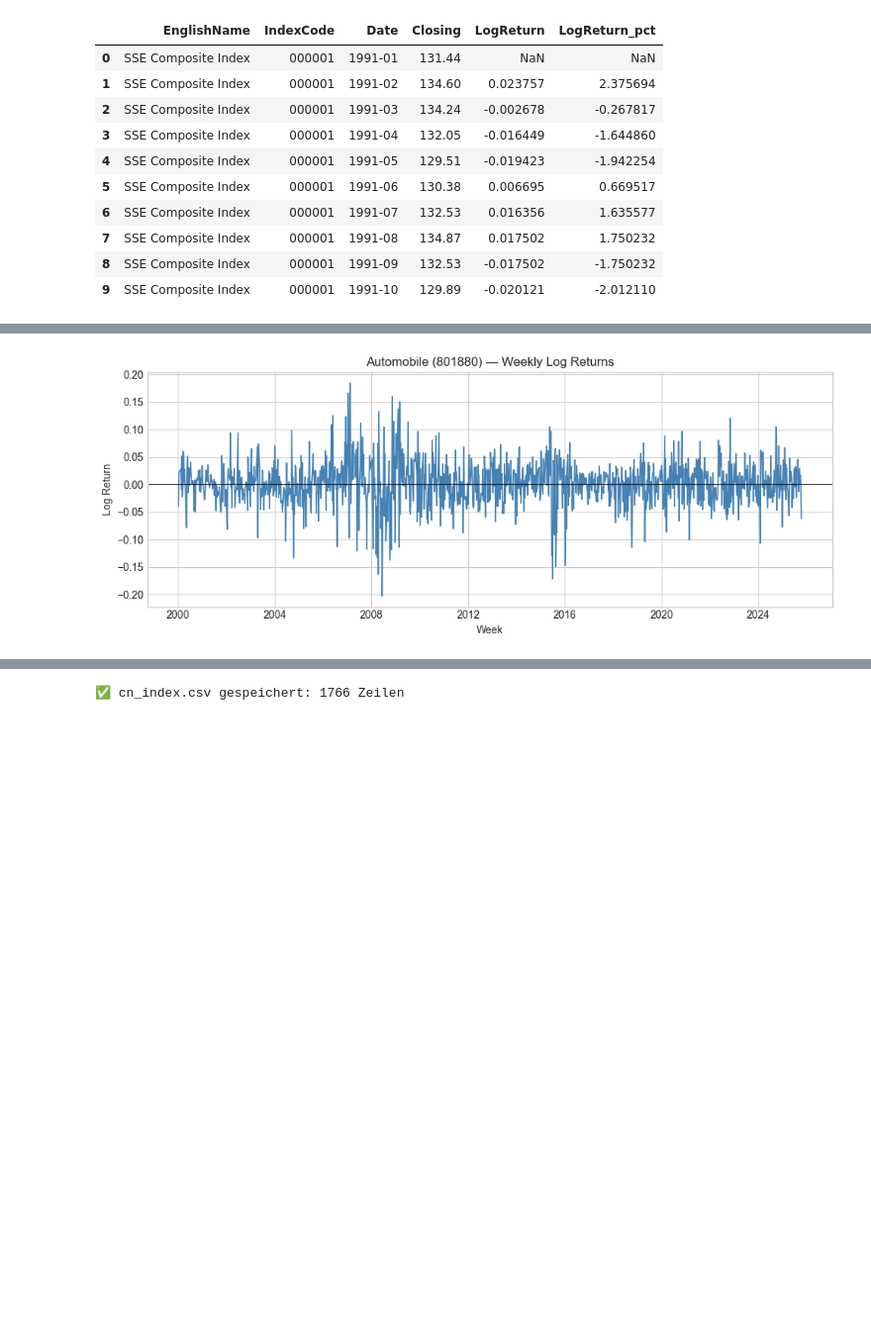
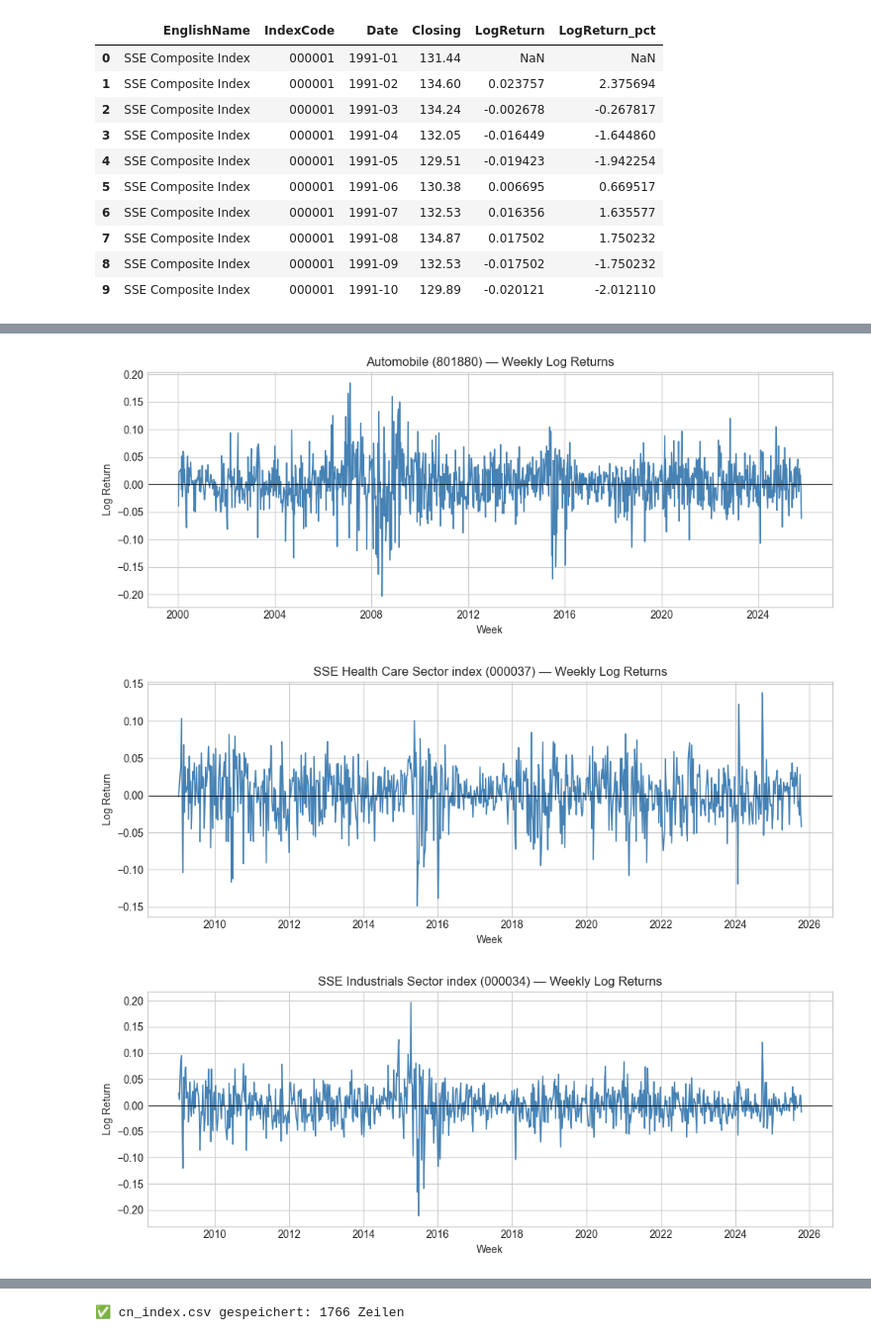
Before and after one commit to N4ims/mandarin-momentum, a Jupyter notebook: data_CN.ipynb, the cells around one changed output, grey strips where cells are left out. Shown at 99% size. Drawn from its saved outputs; the diff is of its cells as text; code cells hidden in the pictures; blank space fills up the shorter version.

```diff
--- a/data_CN.ipynb
+++ b/data_CN.ipynb
@@ -467,7 +481,7 @@ import pandas as pd
 import matplotlib.pyplot as plt
 
 # Nur die vier gewünschten Indizes
-target_codes = ['000001', '000039', '000841', '801880']
+target_codes = ['000001', '000039', '000841', '801880', '000037', '000034']
 
 # Daten vorbereiten
 wk = merged_weekly[merged_weekly['IndexCode'].isin(target_codes)].copy()
@@ -481,30 +495,32 @@ wk = wk.sort_values(['IndexCode', 'Year', 'Week'])
 # Logarithmierte Returns berechnen
 wk['LogReturn'] = np.log(wk['Closing']).groupby(wk['IndexCode']).diff()
 
 # Wochenbeginn (Montag) für X-Achse berechnen
 wk['WeekStart'] = wk.apply(lambda r: pd.Timestamp.fromisocalendar(r['Year'], r['Week'], 1), axis=1)
 
 # Nur relevante Spalten behalten
 wk = wk[['EnglishName', 'IndexCode', 'WeekStart', 'Closing', 'LogReturn']].dropna()
 
 # Matplotlib-Style
 plt.style.use('seaborn-v0_8-whitegrid')
 
 # Plot pro Index
 for code in target_codes:
     sub = wk[wk['IndexCode'] == code]
     name = sub['EnglishName'].iloc[0]
 
     plt.figure(figsize=(10, 4))
     plt.plot(sub['WeekStart'], sub['LogReturn'], linewidth=1.2, color='steelblue')
     plt.axhline(0, color='black', linewidth=0.8)
     plt.title(f"{name} ({code}) — Weekly Log Returns", fontsize=12)
     plt.xlabel("Week")
     plt.ylabel("Log Return")
     plt.tight_layout()
     plt.show()
 # %% [output]
 [figure]
 [figure]
 [figure]
 [figure]
+[figure, added]
+[figure, added]
```
Also changed, not shown: parts of 6 cells of this notebook, 6 other files.
